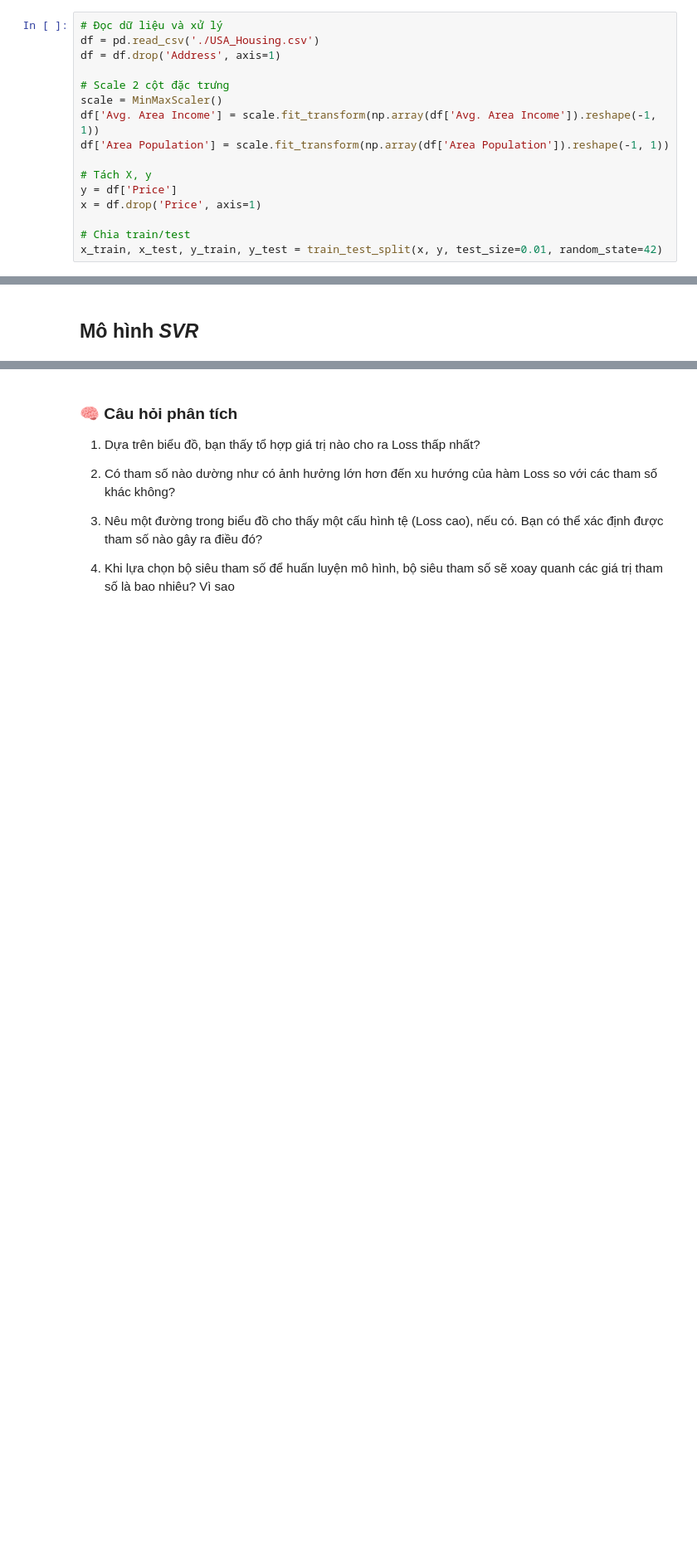
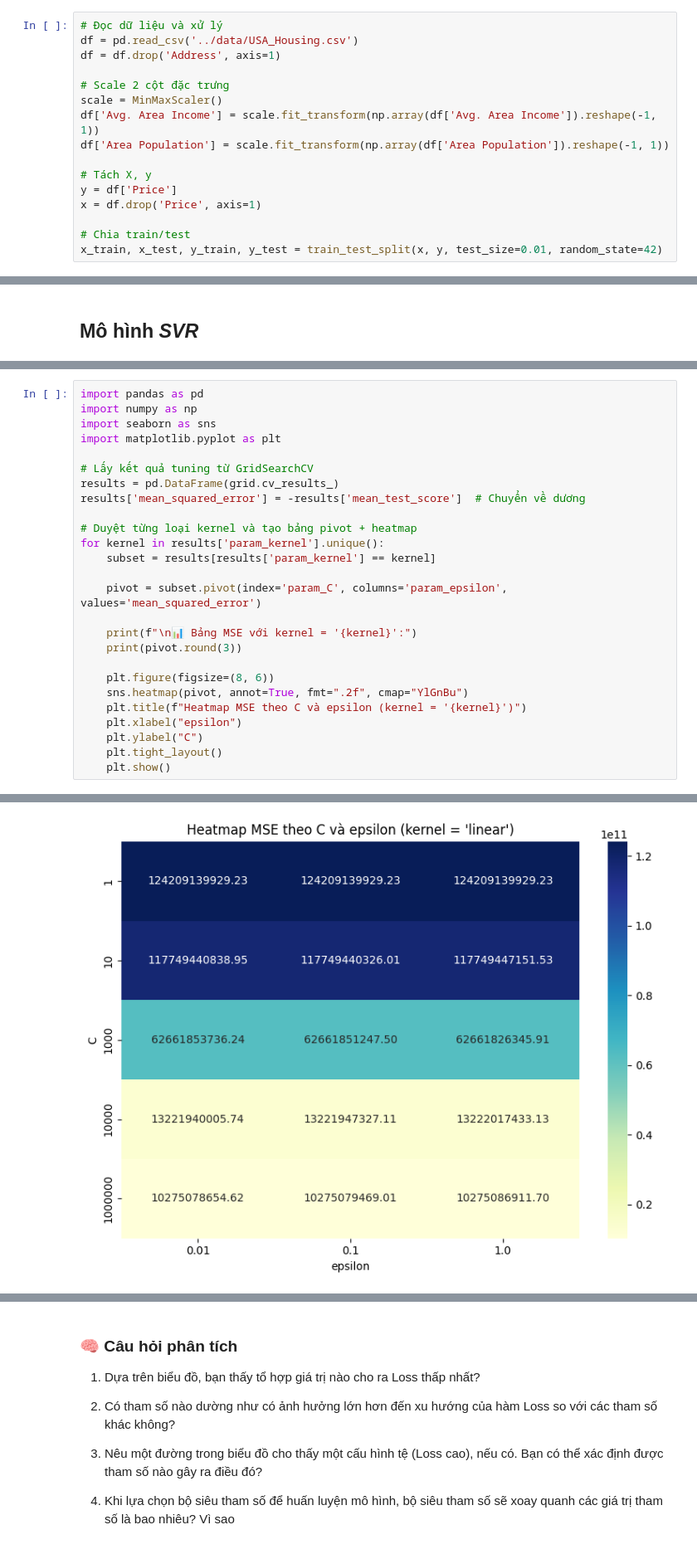
Before and after one commit to nguyenvanminh281005/CS116_Project, a Jupyter notebook: 23520945_Housing_regression_tuning.ipynb, the cells around one changed output, grey strips where cells are left out. Shown at 83% size. Cells and saved outputs as stored; diff of their text form; blank space fills up the shorter version.

```diff
--- a/23520945_Housing_regression_tuning.ipynb
+++ b/23520945_Housing_regression_tuning.ipynb
@@ -36,7 +36,7 @@ from sklearn.linear_model import Ridge
 # Tiền xử lý dữ liệu
 # %%
 # Đọc dữ liệu và xử lý
-df = pd.read_csv('./USA_Housing.csv')
+df = pd.read_csv('../data/USA_Housing.csv')
 df = df.drop('Address', axis=1)
 
 # Scale 2 cột đặc trưng
@@ -252,0 +253,27 @@ Test R² : 0.8973
+# %%
+import pandas as pd
+import numpy as np
+import seaborn as sns
+import matplotlib.pyplot as plt
+
+# Lấy kết quả tuning từ GridSearchCV
+results = pd.DataFrame(grid.cv_results_)
+results['mean_squared_error'] = -results['mean_test_score']  # Chuyển về dương
+
+# Duyệt từng loại kernel và tạo bảng pivot + heatmap
+for kernel in results['param_kernel'].unique():
+    subset = results[results['param_kernel'] == kernel]
+
+    pivot = subset.pivot(index='param_C', columns='param_epsilon', values='mean_squared_error')
+
+    print(f"\n📊 Bảng MSE với kernel = '{kernel}':")
+    print(pivot.round(3))
+
+    plt.figure(figsize=(8, 6))
+    sns.heatmap(pivot, annot=True, fmt=".2f", cmap="YlGnBu")
+    plt.title(f"Heatmap MSE theo C và epsilon (kernel = '{kernel}')")
+    plt.xlabel("epsilon")
+    plt.ylabel("C")
+    plt.tight_layout()
+    plt.show()
+# %% [output]
@@ -252,0 +288 @@ Test R² : 0.8973
+[figure, added]
```
Also changed, not shown: parts of 31 cells of this notebook, 2 other files.
